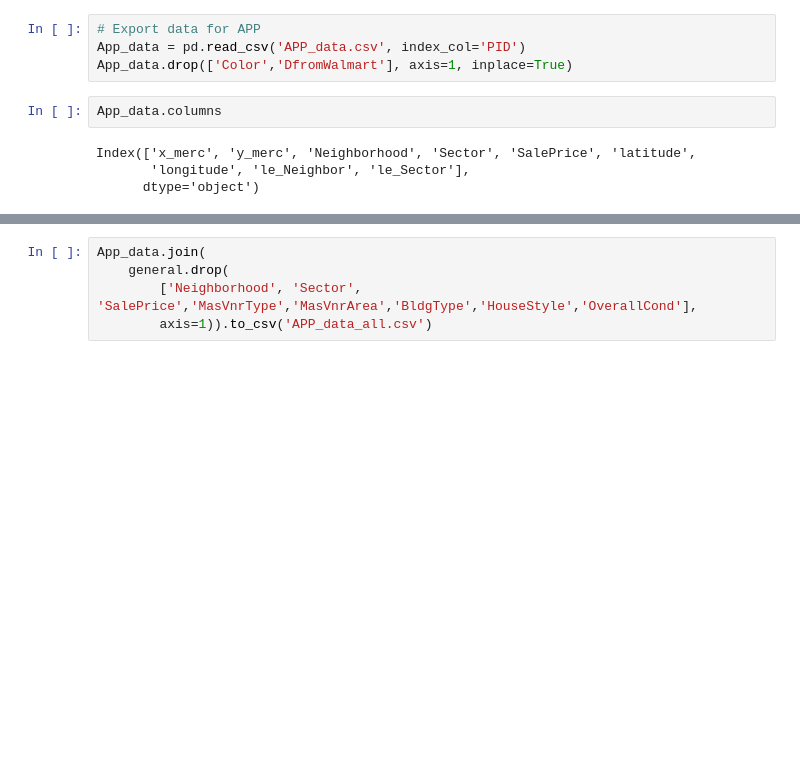
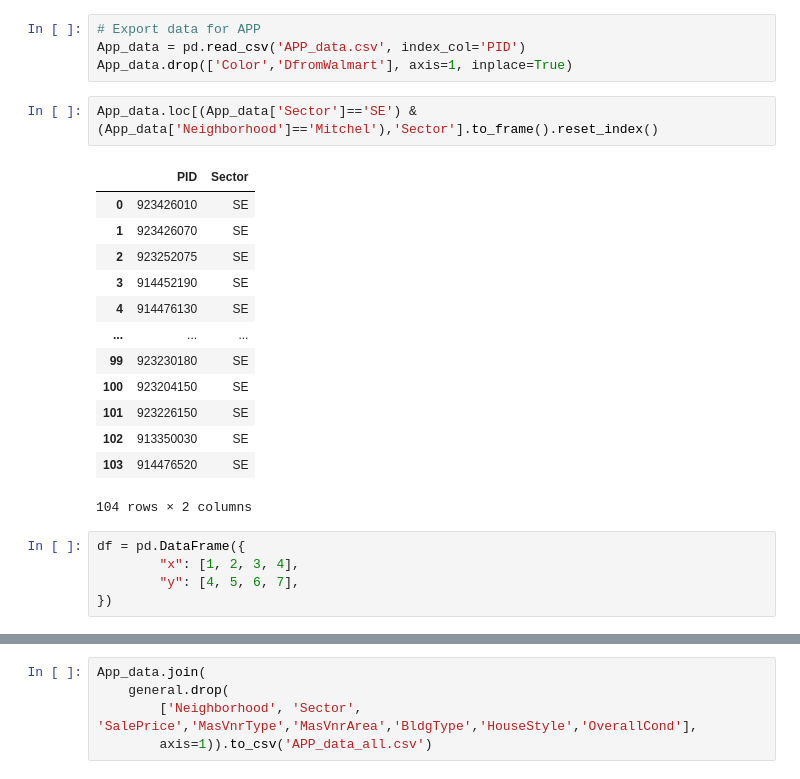
Before and after one commit to dnie44/nycdatascience_ML_project, a Jupyter notebook: daniel/2_EDA_land_general_size_feats.ipynb, the cells around one changed output, grey strips where cells are left out. Cells and saved outputs as stored; diff of their text form; blank space fills up the shorter version.

```diff
--- a/daniel/2_EDA_land_general_size_feats.ipynb
+++ b/daniel/2_EDA_land_general_size_feats.ipynb
@@ -355,8 +355,23 @@ general.head()
 App_data = pd.read_csv('APP_data.csv', index_col='PID')
 App_data.drop(['Color','DfromWalmart'], axis=1, inplace=True)
 # %%
-App_data.columns
+App_data.loc[(App_data['Sector']=='SE') & (App_data['Neighborhood']=='Mitchel'),'Sector'].to_frame().reset_index()
 # %% [output]
+|  | PID | Sector |
+| 0 | 923426010 | SE |
+| 1 | 923426070 | SE |
+| 2 | 923252075 | SE |
+| 3 | 914452190 | SE |
+| 4 | 914476130 | SE |
+| ... | ... | ... |
+| 99 | 923230180 | SE |
+| 100 | 923204150 | SE |
+| 101 | 923226150 | SE |
+| 102 | 913350030 | SE |
+| 103 | 914476520 | SE |
-Index(['x_merc', 'y_merc', 'Neighborhood', 'Sector', 'SalePrice', 'latitude',
-       'longitude', 'le_Neighbor', 'le_Sector'],
-      dtype='object')
+104 rows × 2 columns
+# %%
+df = pd.DataFrame({
+        "x": [1, 2, 3, 4],
+        "y": [4, 5, 6, 7],
+})
```
Also changed, not shown: parts of 9 cells of this notebook, 16 other files.
